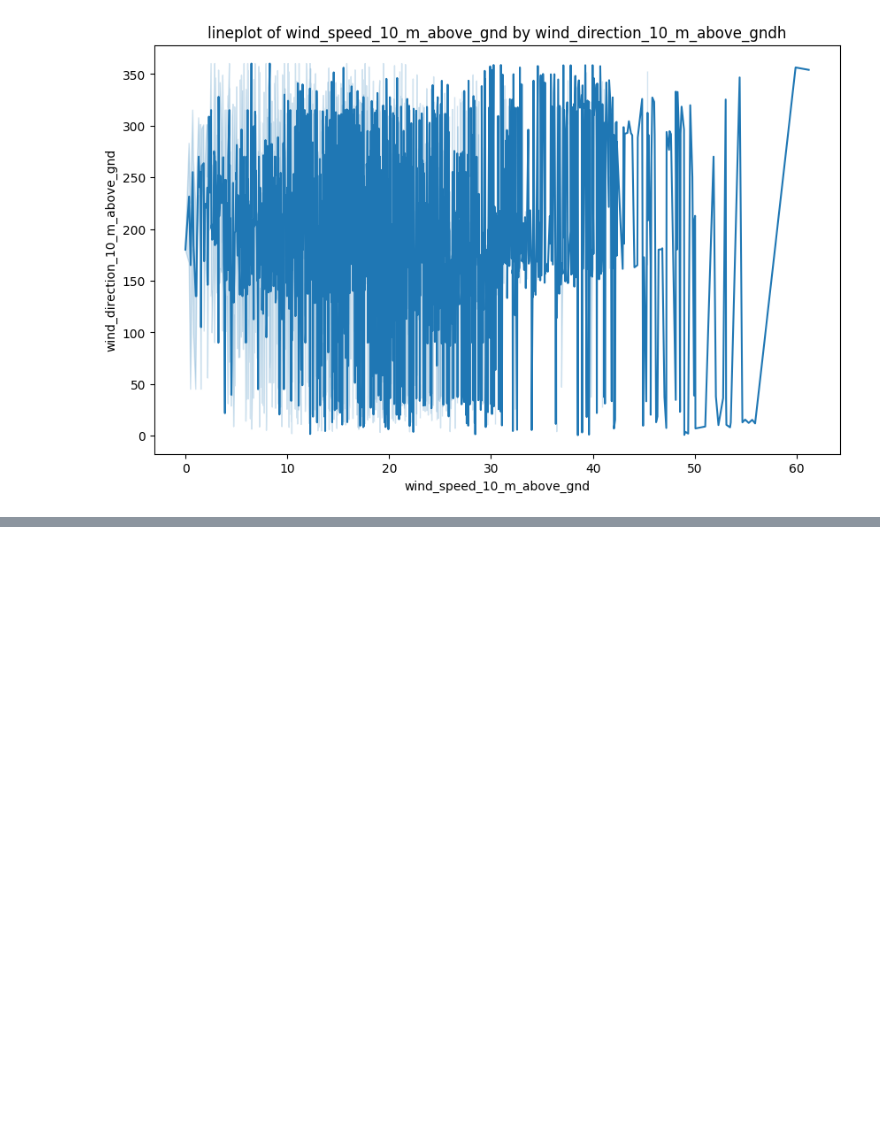
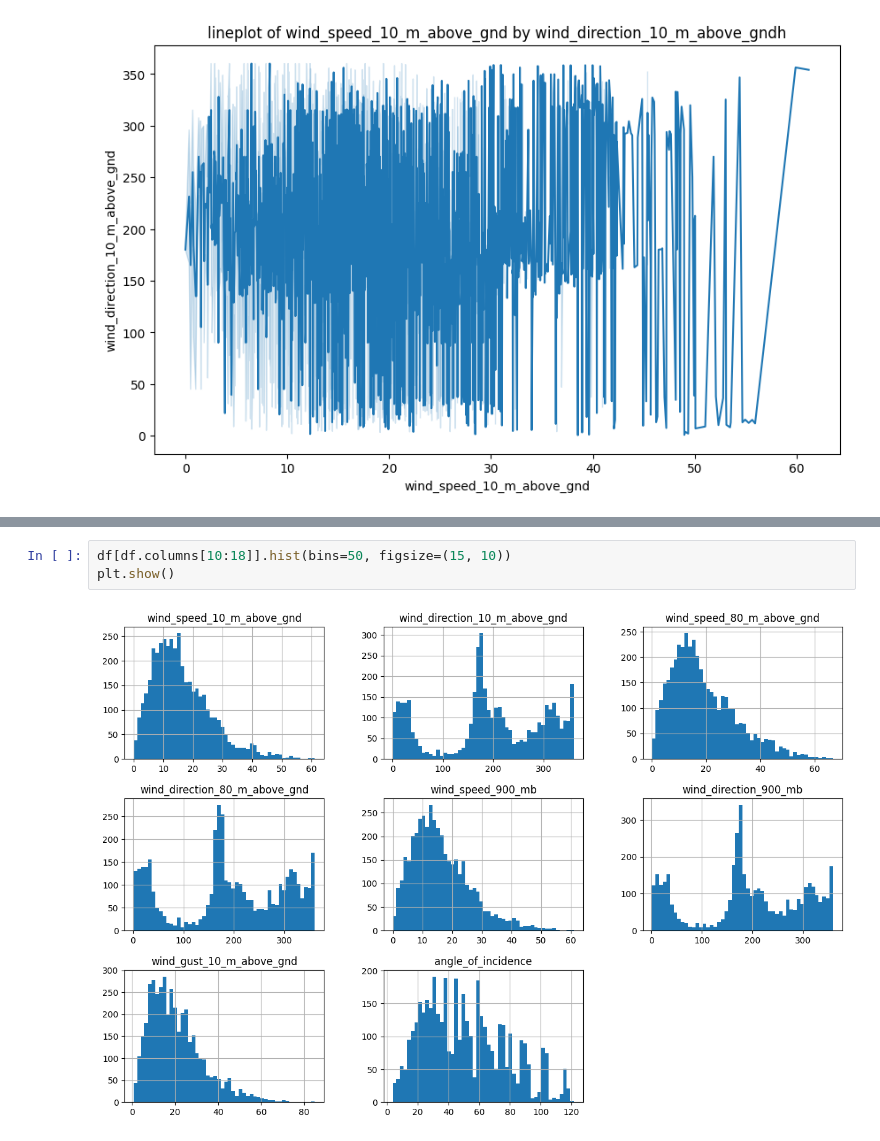
Before and after one commit to Mr-vengi/solarpowerpoject, a Jupyter notebook: SOLAR POWER PREDICTION/Solar Power Pridiction.ipynb, the cells around one changed output, grey strips where cells are left out. Saved outputs shown, nothing was run; the diff lists cells and outputs as text; blank space fills up the shorter version.

```diff
--- a/SOLAR POWER PREDICTION/Solar Power Pridiction.ipynb
+++ b/SOLAR POWER PREDICTION/Solar Power Pridiction.ipynb
@@ -266,0 +276,5 @@ plt.show()
+# %%
+df[df.columns[10:18]].hist(bins=50, figsize=(15, 10))
+plt.show()
+# %% [output]
+[figure, added]
```
Also changed, not shown: parts of 10 cells of this notebook.
